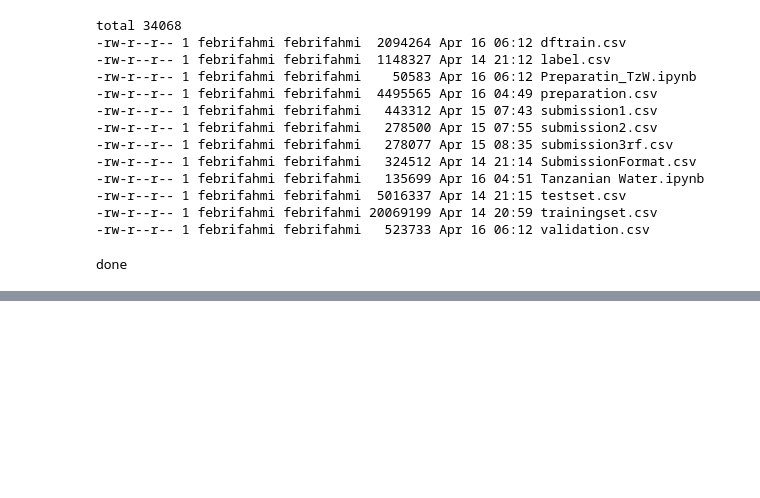
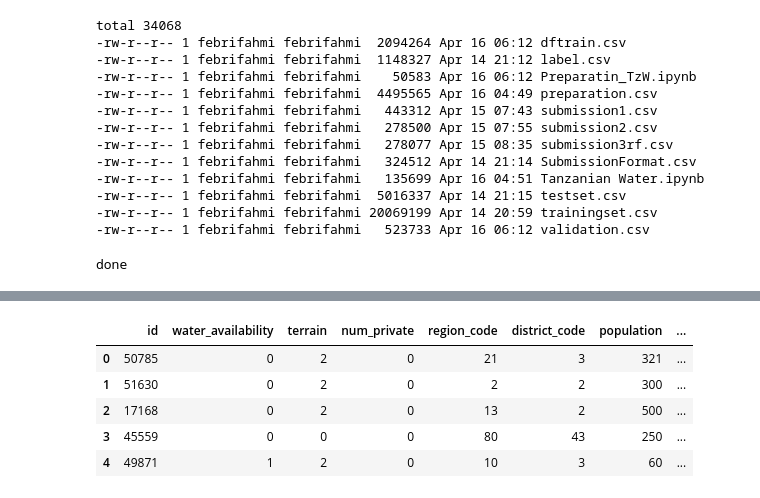
Before and after one commit to febrifahmi/TzW, a Jupyter notebook: Preparation_TzW.ipynb, the cells around one changed output, grey strips where cells are left out. Cells and saved outputs as stored; diff of their text form; code cells hidden in the pictures; blank space fills up the shorter version.

```diff
--- a/Preparation_TzW.ipynb
+++ b/Preparation_TzW.ipynb
@@ -179,0 +299,11 @@ done
+# %%
+dftest3 = dftest2[['id','water_availability','terrain','num_private','region_code','district_code','population','water_quality','quality_group','quantity_group','source_type','source_class','waterpoint_type','wp_age','daysdiff']].copy()
+# %%
+dftest3.head()
+# %% [output]
+|  | id | water_availability | terrain | num_private | region_code | district_code | population | ... |
+| 0 | 50785 | 0 | 2 | 0 | 21 | 3 | 321 | ... |
+| 1 | 51630 | 0 | 2 | 0 | 2 | 2 | 300 | ... |
+| 2 | 17168 | 0 | 2 | 0 | 13 | 2 | 500 | ... |
+| 3 | 45559 | 0 | 0 | 0 | 80 | 43 | 250 | ... |
+| 4 | 49871 | 1 | 2 | 0 | 10 | 3 | 60 | ... |
```
Also changed, not shown: parts of 27 cells of this notebook, 1 other file.
